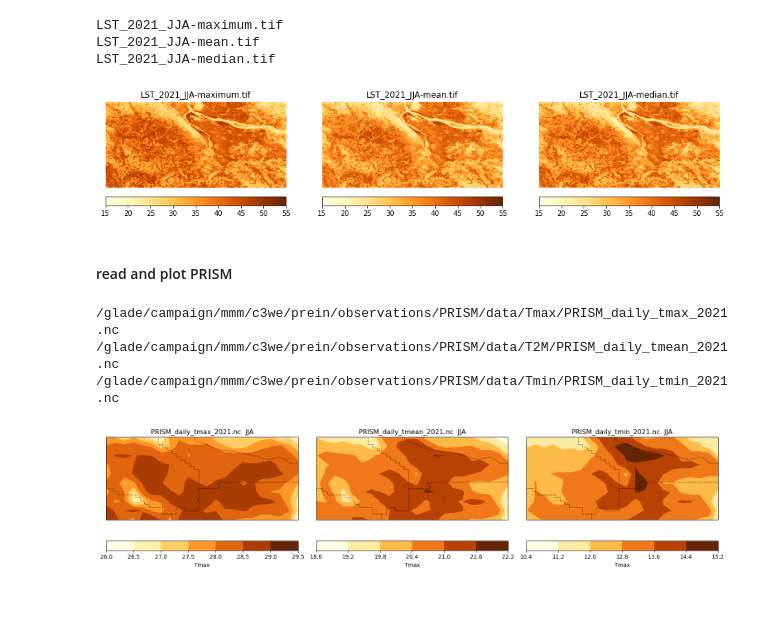
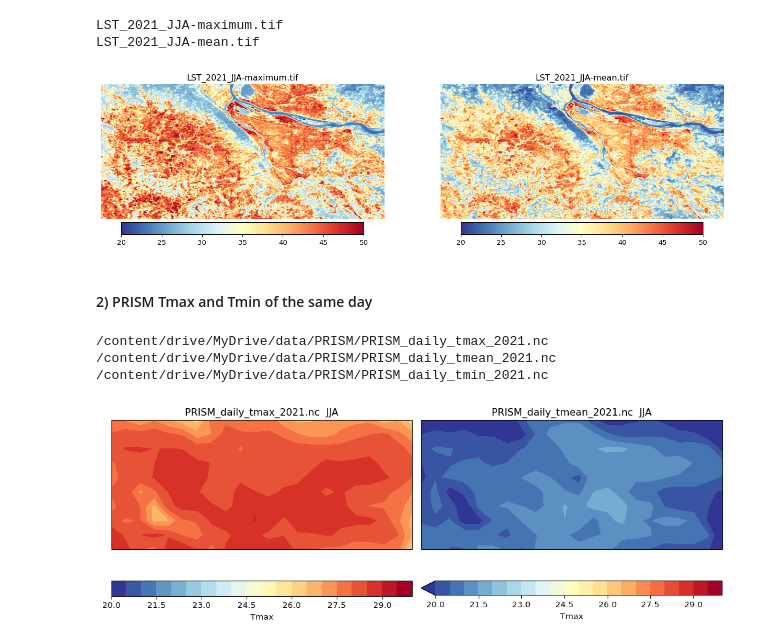
Before and after one commit to ming80302/Innovator, a Jupyter notebook: lst_prism_cmp.ipynb, the cells around one changed output. Cells and saved outputs as stored; diff of their text form; code cells hidden in the pictures; blank space fills up the shorter version.

```diff
--- a/lst_prism_cmp.ipynb
+++ b/lst_prism_cmp.ipynb
@@ -8,3 +37,3 @@ from osgeo import gdal
 # %%
-dir = '/glade/scratch/mingge/LST/'
+dir = '/content/drive/MyDrive/data/INNOVATOR/'
 flnm = [ 'LST_2021_JJA-maximum.tif', 'LST_2021_JJA-mean.tif', 'LST_2021_JJA-median.tif']
@@ -34,31 +55,29 @@ plt.imshow(b1);
 # %%
-fig, ax = plt.subplots(1, 3, figsize=(16, 12))
-for i in range(3):
+ig, ax = plt.subplots(1, 2, figsize=(16,4), dpi=96)
+for i in range(2):
     print(flnm[i])
     dataset = gdal.Open(dir+flnm[i])
 
     #Fetching the bands
     band1 = dataset.GetRasterBand(1) # Red channel
     b1 = np.squeeze(band1.ReadAsArray())
     img = np.squeeze(np.dstack((b1)))
 
-    im = ax[i].imshow(b1, vmin=15, vmax=55, cmap='YlOrBr')
+    im = ax[i].imshow(b1, vmin=20, vmax=50, cmap='RdYlBu_r')
+
     plt.colorbar(im, ax=ax[i], fraction=0.08, pad=0.02, orientation='horizontal' )
     ax[i].set_axis_off()
     ax[i].title.set_text(flnm[i])
-
-plt.show()
-fig.savefig('lst.png')
 # %% [output]
 LST_2021_JJA-maximum.tif
 LST_2021_JJA-mean.tif
-LST_2021_JJA-median.tif
-[figure, old version]
+[figure, new version]
-# %% [markdown]
-#### read and plot PRISM
+# %% [markdown]
+#### 2) PRISM Tmax and Tmin of the same day
 # %%
+import xarray as xr
 var = ['Tmax', 'T2M', 'Tmin']
-dir_i = '/glade/campaign/mmm/c3we/prein/observations/PRISM/data/'
+dir_i = '/content/drive/MyDrive/data/PRISM/'
 flnm = ['PRISM_daily_tmax_2021.nc','PRISM_daily_tmean_2021.nc','PRISM_daily_tmin_2021.nc']
 
 date_s = '2021-06-01'
@@ -71,8 +90,8 @@ lon_s = -123.190017
 lon_e = -122.279934
 
 for i in range(len(flnm)):
-    with xr.open_dataset(dir_i + var[i] + '/' + flnm[i]) as ds_prism:
-            print(dir_i + var[i] + '/' + flnm[i])
+    with xr.open_dataset(dir_i + flnm[i]) as ds_prism:
+            print(dir_i + flnm[i])
             if var[i]=='Tmax':
               t_max = ds_prism.Tmax.sel(time=slice(date_s, date_e),
                          rlat=slice(lat_e, lat_s), rlon=slice(lon_s, lon_e)).mean(axis=0)
@@ -83,26 +102,25 @@ for i in range(len(flnm)):
               t_min = ds_prism.Tmin.sel(time=slice(date_s, date_e),
                          rlat=slice(lat_e, lat_s), rlon=slice(lon_s, lon_e)).mean(axis=0)
 # %% [output]
-/glade/campaign/mmm/c3we/prein/observations/PRISM/data/Tmax/PRISM_daily_tmax_2021.nc
-/glade/campaign/mmm/c3we/prein/observations/PRISM/data/T2M/PRISM_daily_tmean_2021.nc
-/glade/campaign/mmm/c3we/prein/observations/PRISM/data/Tmin/PRISM_daily_tmin_2021.nc
+/content/drive/MyDrive/data/PRISM/PRISM_daily_tmax_2021.nc
+/content/drive/MyDrive/data/PRISM/PRISM_daily_tmean_2021.nc
+/content/drive/MyDrive/data/PRISM/PRISM_daily_tmin_2021.nc
 # %%
-import cartopy.crs as ccrs
-import cartopy.feature as cfeature
+import matplotlib.pyplot as plt
+import cartopy
 import cartopy.io.shapereader as shpreader
-
 fig = plt.figure(figsize=(16,4), dpi=96)
 
 # James asked for adding county line, Given cartopy's ability to draw shapefiles,
 # I download one of those county shapefiles:
 # https://prd-tnm.s3.amazonaws.com/StagedProducts/Small-scale/data/Boundaries/countyl010g_shp_nt00964.tar.gz
-reader = shpreader.Reader('/glade/work/mingge/SHAPEFILES/COUNTY_ORIGON/countyl010g.shp')
+reader = shpreader.Reader('/content/drive/MyDrive/data/SHAPEFILE/COUNTIES_OREGON/counties.shp')
 
 counties = list(reader.geometries())
 
 COUNTIES = cfeature.ShapelyFeature(counties, ccrs.PlateCarree())
 
-cnlevel = np.linspace(11, 30, num=20)
+cnlevel = np.linspace(11, 60, num=50)
 
 def ax_coastlines_country(ax_s):
     ax_s.coastlines(linewidths=0.5)
@@ -113,16 +131,21 @@ def ax_coastlines_country(ax_s):
                                            edgecolor='black',
                                            linewidth=0.2))
 
-t_3d = xr.concat([t_max, t_mean, t_min ], dim='variables')
+t_3d = xr.concat([t_max, t_mean ], dim='variables')
 
-for i in range(3):
+for i in range(2):
+        if i == 0:
+            cnlevel = np.linspace(20, 30, num=21)
+
         ax_s = plt.subplot(1, 3, i+1, projection=ccrs.PlateCarree())
         ax_coastlines_country(ax_s)
         ax_s.add_feature(COUNTIES, facecolor='none', edgecolor='black', linestyle=':')
 
         im=t_3d[i].plot.contourf(
-            #levels=cnlevel,
-            cmap='YlOrBr',
+            levels=cnlevel,
+            #vmin = 20,
+            #vmax = 50,
+            cmap='RdYlBu_r',
             ax=ax_s,
             transform=ccrs.PlateCarree(),
             cbar_kwargs={'orientation': 'horizontal'},
@@ -131,6 +154,5 @@ for i in range(3):
         plt.title(flnm[i] + '  JJA')
 
 plt.tight_layout()
-fig.savefig('prism.png')
 # %% [output]
-[figure, old version]
+[figure, new version]
```
Also changed, not shown: parts of 9 cells of this notebook.
